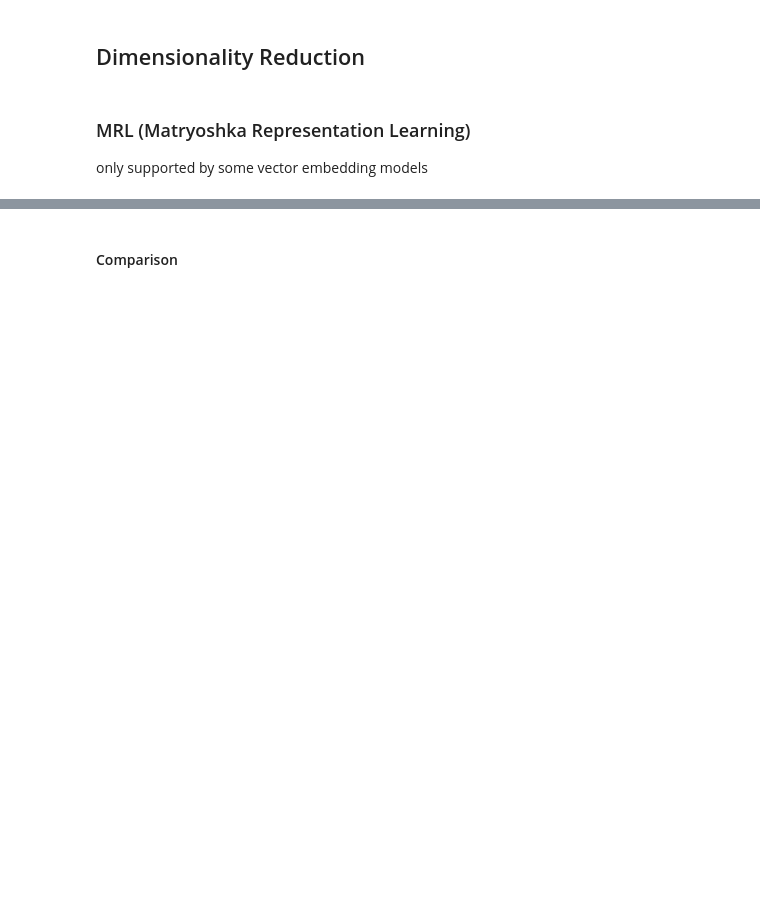
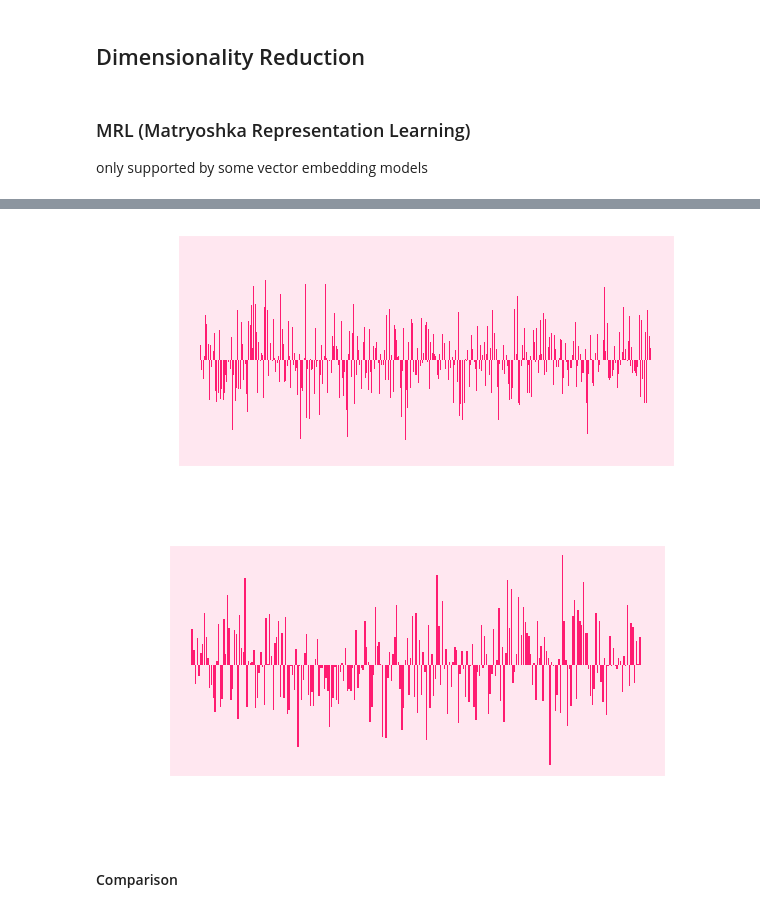
Before and after one commit to zhiqing0923/Machine-Learning, a Jupyter notebook: VectorEmbedding/compressing_vectors.ipynb, the cells around one changed output, grey strips where cells are left out. Saved outputs shown, nothing was run; the diff lists cells and outputs as text; code cells hidden in the pictures; blank space fills up the shorter version.

```diff
--- a/VectorEmbedding/compressing_vectors.ipynb
+++ b/VectorEmbedding/compressing_vectors.ipynb
@@ -203,25 +220,26 @@ print(movies_256t[movie_title][0:5])
 # %%
 import matplotlib.pyplot as plt
 
-def render_vector(vector, filename):
+def render_vector(vector):
     """Visualize the values of the vector in a bar chart"""
     fig = plt.figure()
     ax = fig.add_subplot(111)
     # Set the face color of the axis (plot area) to light gray
     ax.set_facecolor('#ffe7f0')
     # Make sure the figure face color is transparent
     fig.patch.set_alpha(0.0)
     ax.bar(range(len(vector)), vector, color='#ff1c71')  # Set bar color to purple
     ax.set_xlabel('Dimension', fontweight='bold')  # Make x-axis label bold
     ax.set_ylabel('Value', fontweight='bold')  # Make y-axis label bold
     # Adjust the height of the graph
     fig.set_size_inches(fig.get_size_inches()[0], 3)
     plt.show()
-    fig.savefig(filename, transparent=False, dpi=300, bbox_inches='tight')
 
-
-render_vector(movies_1536['Moana'], "reduction_none.png")
-render_vector(movies_256t['Moana'], "reduction_256.png")
+render_vector(movies_1536['Moana'])
+render_vector(movies_256t['Moana'])
+# %% [output]
+[figure, added]
+[figure, added]
 # %% [markdown]
 #### Comparison
 # %%
```
Also changed, not shown: parts of 5 cells of this notebook.
